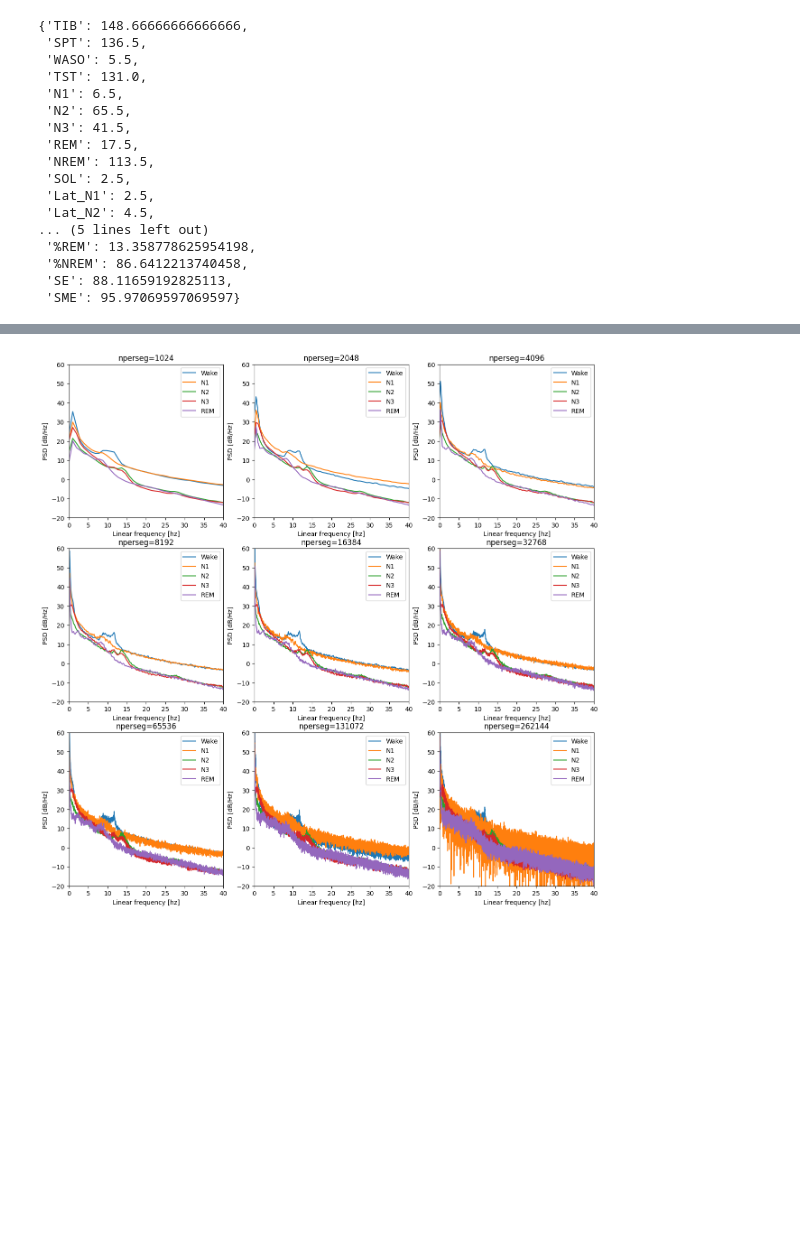
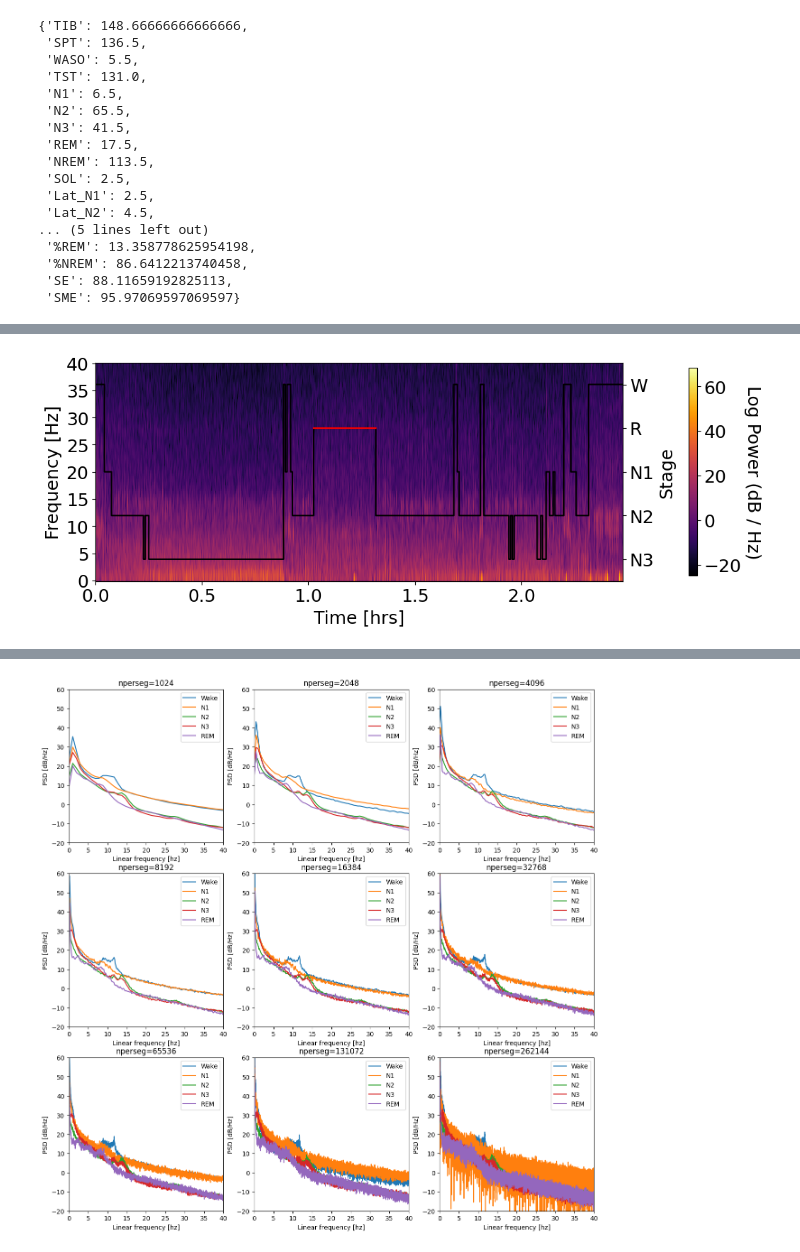
Before and after one commit to NirLab-TAU/sleepeegpy, a Jupyter notebook: test.ipynb, the cells around one changed output, grey strips where cells are left out. Saved outputs shown, nothing was run; the diff lists cells and outputs as text; code cells hidden in the pictures; blank space fills up the shorter version.

Commit message:
Resampling by chunks has been implemented.

```diff
--- a/test.ipynb
+++ b/test.ipynb
@@ -12,6 +12,14 @@ pipe = Pipe(
     output_directory=parent_dir+subject_code,
     path_to_hypno=parent_dir+hypno_filename,
     sf_hypno=1)
+
+pipe_downsampled = Pipe(
+    subject_code=subject_code,
+    path_to_mff=parent_dir+mff_filename,
+    output_directory=parent_dir+subject_code,
+    path_to_hypno=parent_dir+hypno_filename,
+    sf_hypno=1)
+pipe_downsampled.resample(sf=100, chunk_secs=100, picks=('E101',))
 # %% [output]
 Reading EGI MFF Header from D:\Yuval\nap_data\HZ4\HZ4_SLEEP_20210629_132715.mff...
     Reading events ...
@@ -45,2 +57,6 @@ pipe.plot_hypnospectrogram('E101', overlap=True, save=False)
+# %%
+pipe_downsampled.plot_hypnospectrogram('E101', overlap=True, save=False)
+# %% [output]
+[figure, added]
 # %%
 sleep_stages = {'Wake' :0, 'REM':4, 'NREM':[2,3]}
```
Also changed, not shown: parts of 7 cells of this notebook, 1 other file.
